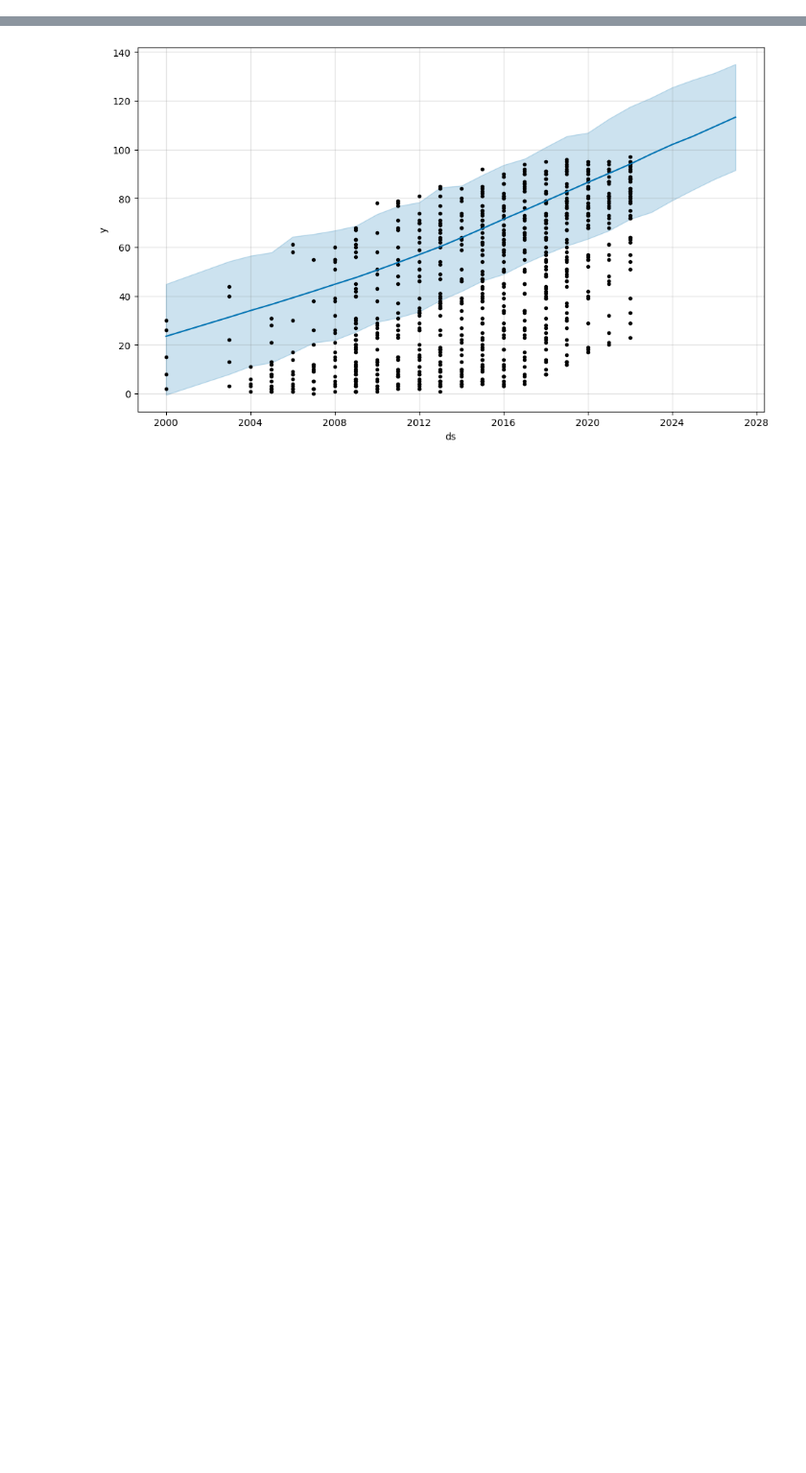
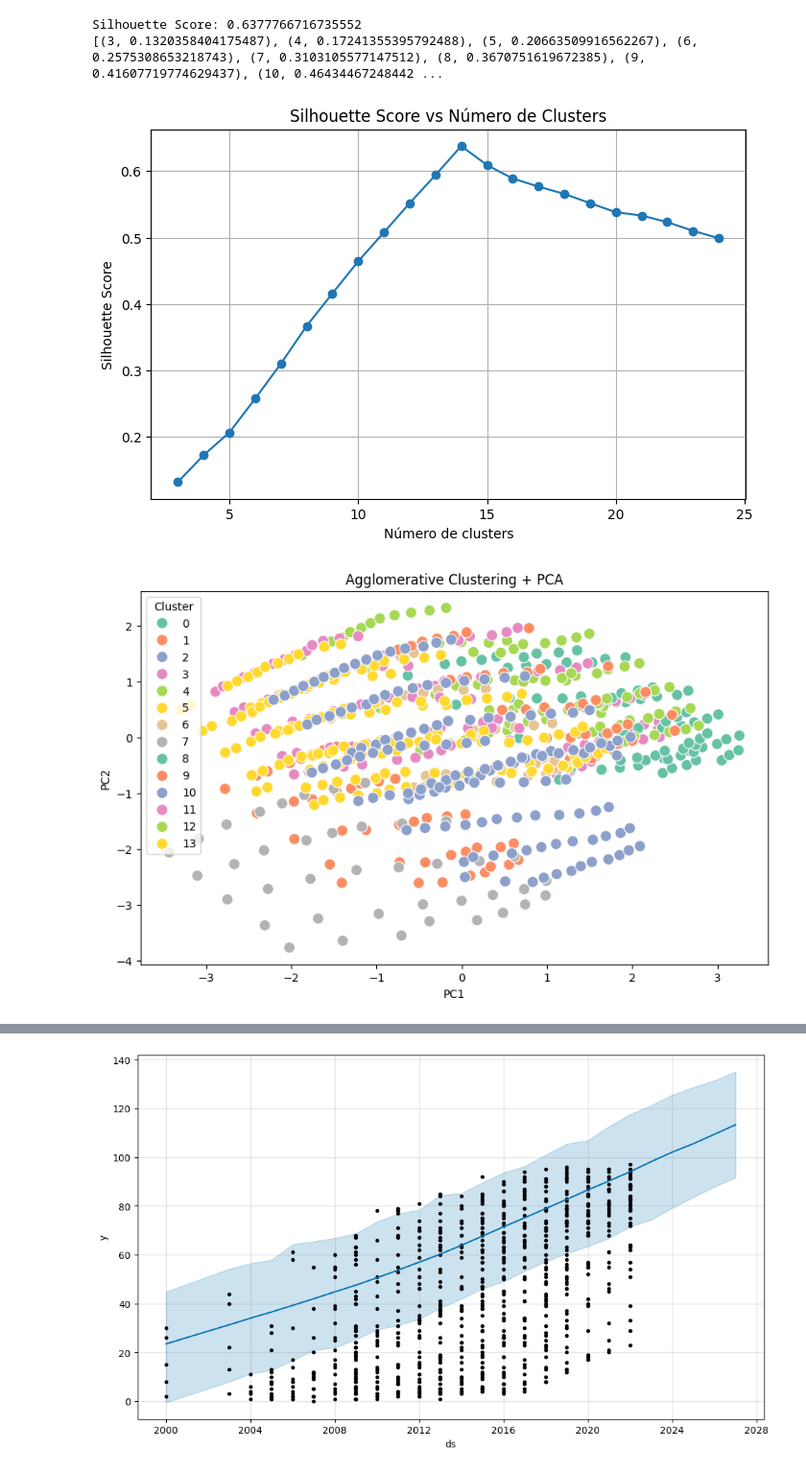
Before and after one commit to Ren23813/proyectoFinal_Mineria, a Jupyter notebook: Fase3ProyectoFinal.ipynb, the cells around one changed output, grey strips where cells are left out. Shown at 96% size. Cells and saved outputs as stored; diff of their text form; code cells hidden in the pictures; blank space fills up the shorter version.

```diff
--- a/Fase3ProyectoFinal.ipynb
+++ b/Fase3ProyectoFinal.ipynb
@@ -48,0 +72,77 @@ print(forecast[["ds", "yhat"]].tail())
+# %%
+#####AGGLOMERATIVE CLUSTERING
+from sklearn.cluster import AgglomerativeClustering
+from scipy.cluster.hierarchy import linkage, dendrogram
+
+
+agglomerative_scaler = StandardScaler()
+X_escalado_agglo = agglomerative_scaler.fit_transform(X_GENERAL)
+
+agg = AgglomerativeClustering(
+    n_clusters=14,       #nuevamente, quedó 14
+    linkage='ward'           ##PROBAR CON OTROS PARÁMETROS EN SEMANA 4
+)
+
+clusters_agglo = agg.fit_predict(X_escalado_agglo)
+df["cluster_agg"] = clusters_agglo
+score = silhouette_score(X_escalado_agglo, clusters_agglo)
+print("Silhouette Score:", score)
+
+
+scores = []
+for k in range(3, 25):
+    agg = AgglomerativeClustering(
+        n_clusters=k,
+        linkage='ward'          ##PROBAR CON OTROS PARÁMETROS EN SEMANA 4
+    )
+    labels = agg.fit_predict(X_escalado_agglo)
+    score = silhouette_score(X_escalado_agglo, labels)
+    scores.append((k, score))
+print(scores)           #el mejor es 14, nuevamente
+
+##graficar silhouette vs k
+ks = [x[0] for x in scores]
+vals = [x[1] for x in scores]
+plt.figure(figsize=(8,5))
+plt.plot(ks, vals, marker='o')
+plt.title("Silhouette Score vs Número de Clusters")
+plt.xlabel("Número de clusters")
+plt.ylabel("Silhouette Score")
+plt.grid(True)
+plt.show()
+
+#### scatter de los clusters
+pca = PCA(n_components=2)
+X_pca = pca.fit_transform(X_escalado_agglo)
+plt.figure(figsize=(10,6))
+sns.scatterplot(
+    x=X_pca[:,0],
+    y=X_pca[:,1],
+    hue=clusters_agglo,
+    palette='Set2',
+    s=100
+)
+plt.title("Agglomerative Clustering + PCA")
+plt.xlabel("PC1")
+plt.ylabel("PC2")
+plt.legend(title="Cluster")
+plt.show()
+
+
+#### dendograma
+linked = linkage(X_escalado_agglo, method='ward')
+plt.figure(figsize=(14,7))
+dendrogram(
+    linked,
+    truncate_mode='level',
+    p=5
+)
+plt.title("Dendrograma - Agglomerative Clustering")
+plt.xlabel("Observaciones")
+plt.ylabel("Distancia")
+plt.show()
+# %% [output]
+Silhouette Score: 0.6377766716735552
+[(3, 0.1320358404175487), (4, 0.17241355395792488), (5, 0.20663509916562267), (6, 0.2575308653218743), (7, 0.3103105577147512), (8, 0.3670751619672385), (9, 0.41607719774629437), (10, 0.46434467248442 ...
+[figure, added]
+[figure, added]
```
Also changed, not shown: parts of 3 cells of this notebook.
